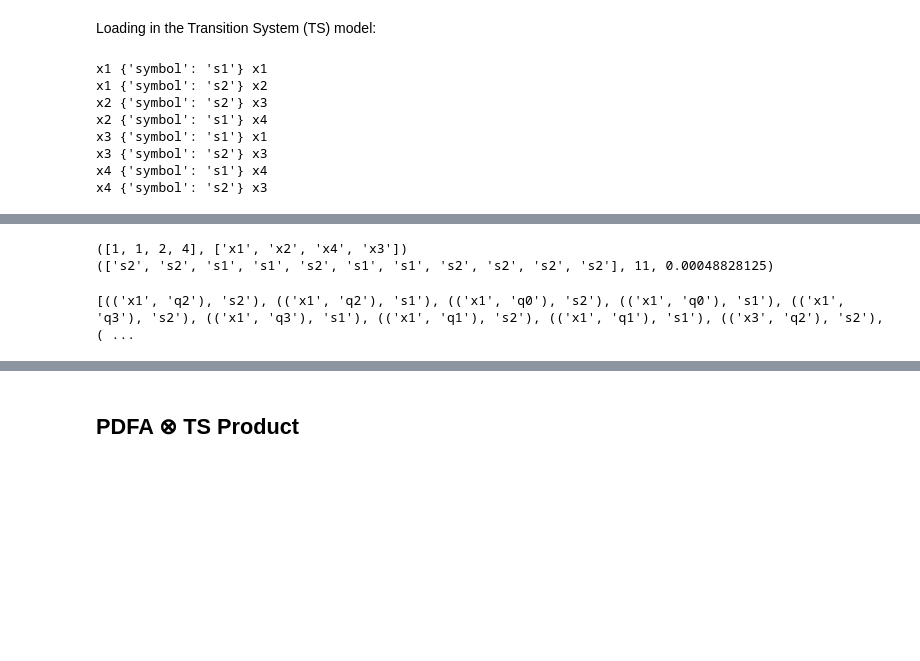
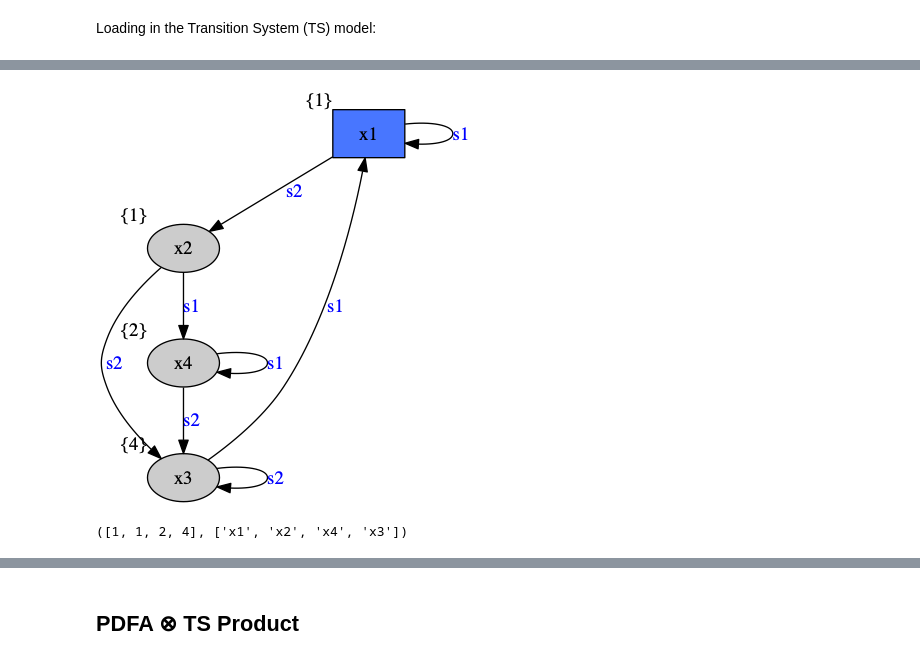
Before and after one commit to nicholasRenninger/wombats_experiments, a Jupyter notebook: pdfa_synthesis_experiments.ipynb, the cells around one changed output, grey strips where cells are left out. Saved outputs shown, nothing was run; the diff lists cells and outputs as text; code cells hidden in the pictures; blank space fills up the shorter version.

```diff
--- a/pdfa_synthesis_experiments.ipynb
+++ b/pdfa_synthesis_experiments.ipynb
@@ -35,16 +31,9 @@ Approximate Cross-Entropy of Trace: 3.660964047443681
 # %% [markdown]
 Loading in the Transition System (TS) model:
 # %%
+%autoreload 2
 TS_config_file = 'wombats/config/TS_meeting_example.yaml'
 transition_system = active_automata.get(automaton_type='TS',
                                         graph_data=TS_config_file)
-transition_system.draw_IPython()
+transition_system.draw('TS')
 # %% [output]
-x1 {'symbol': 's1'} x1
-x1 {'symbol': 's2'} x2
-x2 {'symbol': 's2'} x3
-x2 {'symbol': 's1'} x4
-x3 {'symbol': 's1'} x1
-x3 {'symbol': 's2'} x3
-x4 {'symbol': 's1'} x4
-x4 {'symbol': 's2'} x3
@@ -52,11 +40,6 @@ x4 {'symbol': 's2'} x3
+[figure, added]
 # %%
 word = ['s2', 's1', 's2']
 print(transition_system.run(word))
-print(transition_system.generate_trace(transition_system.start_state, N=10))
 # %% [output]
 ([1, 1, 2, 4], ['x1', 'x2', 'x4', 'x3'])
-(['s2', 's2', 's1', 's1', 's2', 's1', 's1', 's2', 's2', 's2', 's2'], 11, 0.00048828125)
-# %%
-pdfa_specification.
-# %% [output]
-[(('x1', 'q2'), 's2'), (('x1', 'q2'), 's1'), (('x1', 'q0'), 's2'), (('x1', 'q0'), 's1'), (('x1', 'q3'), 's2'), (('x1', 'q3'), 's1'), (('x1', 'q1'), 's2'), (('x1', 'q1'), 's1'), (('x3', 'q2'), 's2'), ( ...
```
Also changed, not shown: parts of 7 cells of this notebook, 14 other files.
